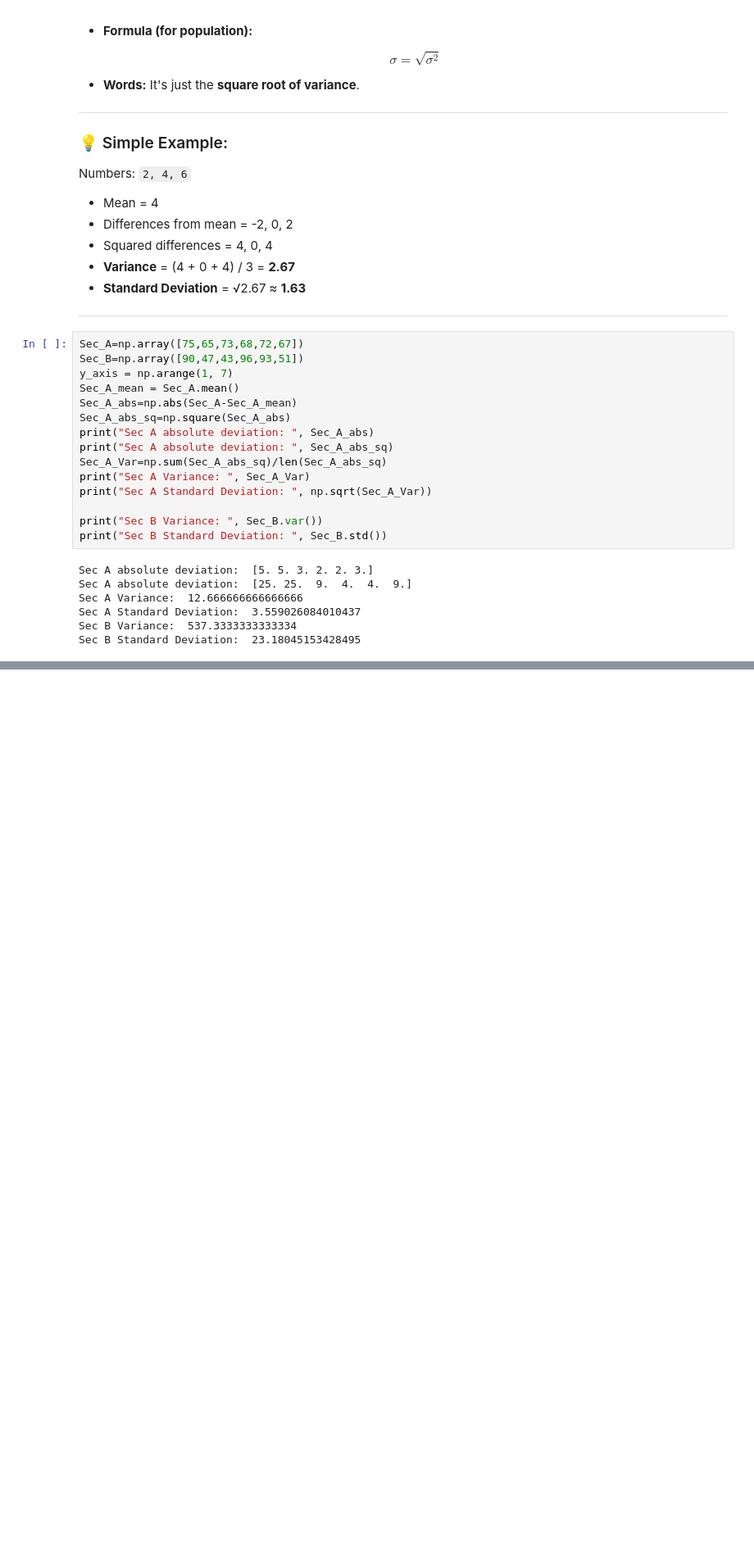
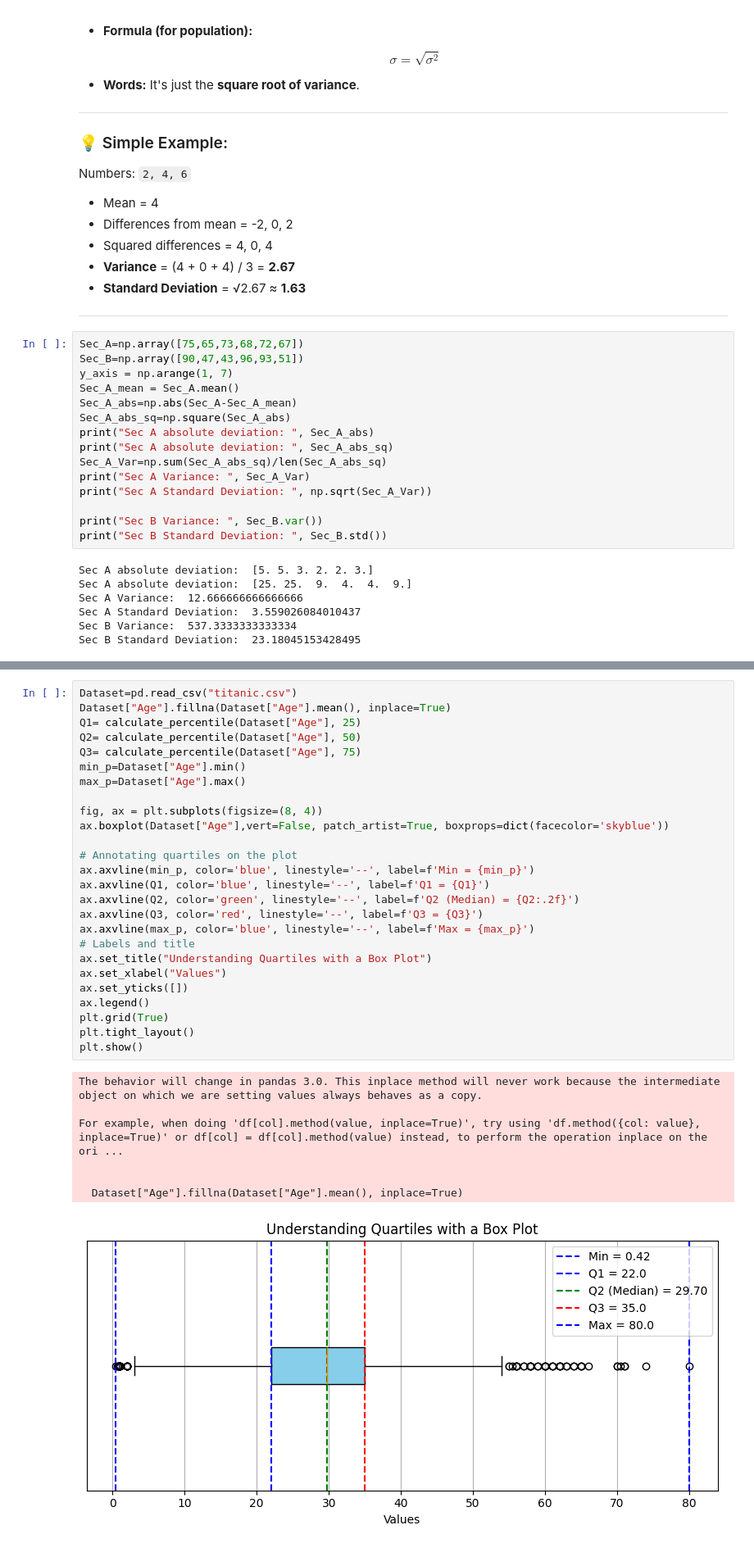
Before and after one commit to Avimeht0/Data-Structure, a Jupyter notebook: Machine Learning/01_Statics.ipynb, the cells around one changed output, grey strips where cells are left out. Shown: that part at 82% size. Drawn from its saved outputs; the diff is of its cells as text; blank space fills up the shorter version.

```diff
--- a/Machine Learning/01_Statics.ipynb
+++ b/Machine Learning/01_Statics.ipynb
@@ -258,0 +372,34 @@ plt.show()
+# %%
+Dataset=pd.read_csv("titanic.csv")
+Dataset["Age"].fillna(Dataset["Age"].mean(), inplace=True)
+Q1= calculate_percentile(Dataset["Age"], 25)
+Q2= calculate_percentile(Dataset["Age"], 50)
+Q3= calculate_percentile(Dataset["Age"], 75)
+min_p=Dataset["Age"].min()
+max_p=Dataset["Age"].max()
+
+fig, ax = plt.subplots(figsize=(8, 4))
+ax.boxplot(Dataset["Age"],vert=False, patch_artist=True, boxprops=dict(facecolor='skyblue'))
+
+# Annotating quartiles on the plot
+ax.axvline(min_p, color='blue', linestyle='--', label=f'Min = {min_p}')
+ax.axvline(Q1, color='blue', linestyle='--', label=f'Q1 = {Q1}')
+ax.axvline(Q2, color='green', linestyle='--', label=f'Q2 (Median) = {Q2:.2f}')
+ax.axvline(Q3, color='red', linestyle='--', label=f'Q3 = {Q3}')
+ax.axvline(max_p, color='blue', linestyle='--', label=f'Max = {max_p}')
+# Labels and title
+ax.set_title("Understanding Quartiles with a Box Plot")
+ax.set_xlabel("Values")
+ax.set_yticks([])
+ax.legend()
+plt.grid(True)
+plt.tight_layout()
+plt.show()
+# %% [output]
+The behavior will change in pandas 3.0. This inplace method will never work because the intermediate object on which we are setting values always behaves as a copy.
+
+For example, when doing 'df[col].method(value, inplace=True)', try using 'df.method({col: value}, inplace=True)' or df[col] = df[col].method(value) instead, to perform the operation inplace on the ori ...
+
+
+  Dataset["Age"].fillna(Dataset["Age"].mean(), inplace=True)
+[figure, added]
```
Also changed, not shown: parts of 6 cells of this notebook, 9 other files.
